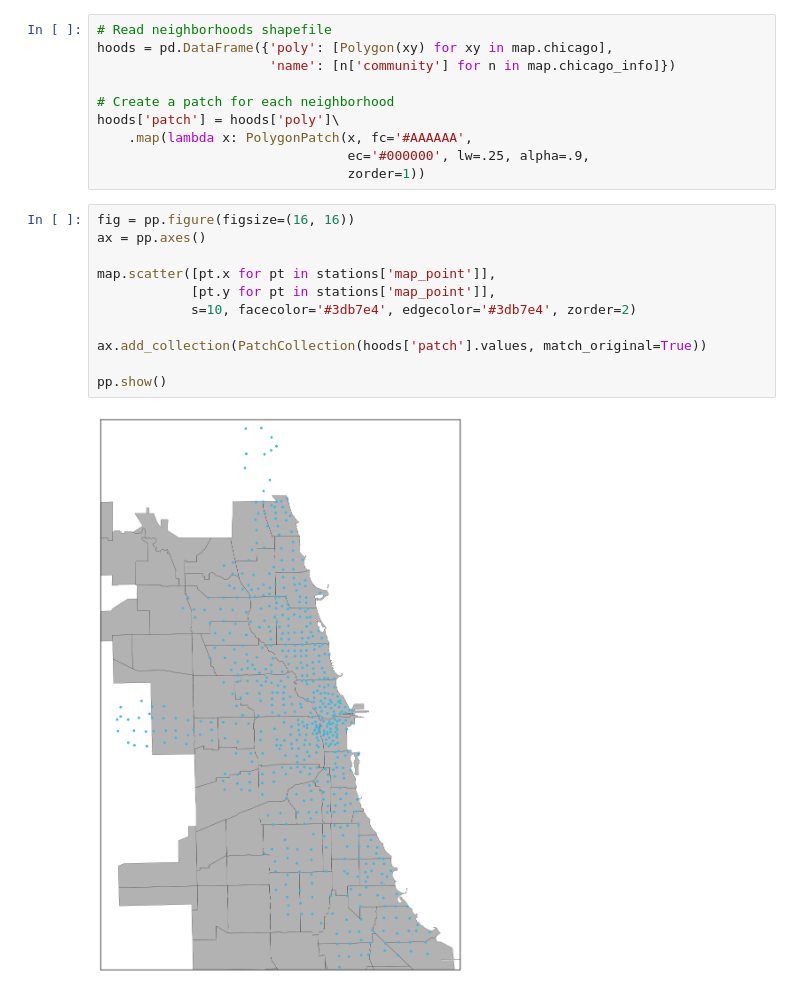
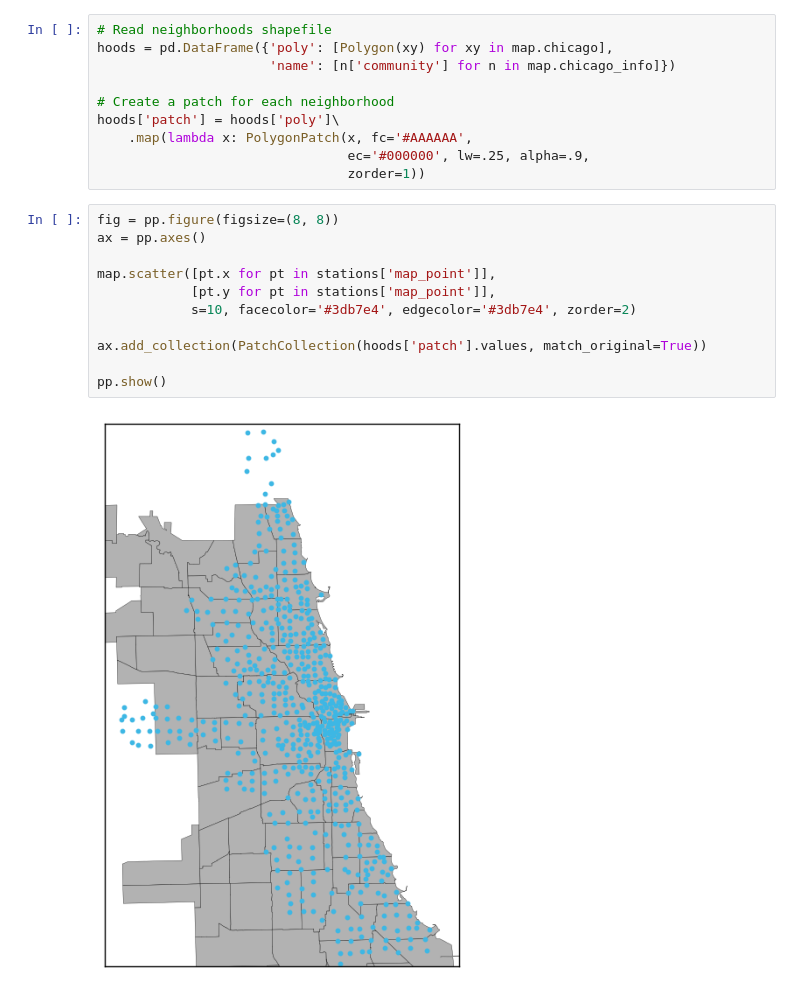
Before and after one commit to dashdotrobot/divvy-data, a Jupyter notebook: stations_map.ipynb, the cells around one changed output. Saved outputs shown, nothing was run; the diff lists cells and outputs as text.

```diff
--- a/stations_map.ipynb
+++ b/stations_map.ipynb
@@ -48,15 +48,15 @@ hoods['patch'] = hoods['poly']\
                                 ec='#000000', lw=.25, alpha=.9,
                                 zorder=1))
 # %%
-fig = pp.figure(figsize=(16, 16))
+fig = pp.figure(figsize=(8, 8))
 ax = pp.axes()
 
 map.scatter([pt.x for pt in stations['map_point']],
             [pt.y for pt in stations['map_point']],
             s=10, facecolor='#3db7e4', edgecolor='#3db7e4', zorder=2)
 
 ax.add_collection(PatchCollection(hoods['patch'].values, match_original=True))
 
 pp.show()
 # %% [output]
-[figure, old version]
+[figure, new version]
```
Also changed, not shown: 1 other file.
